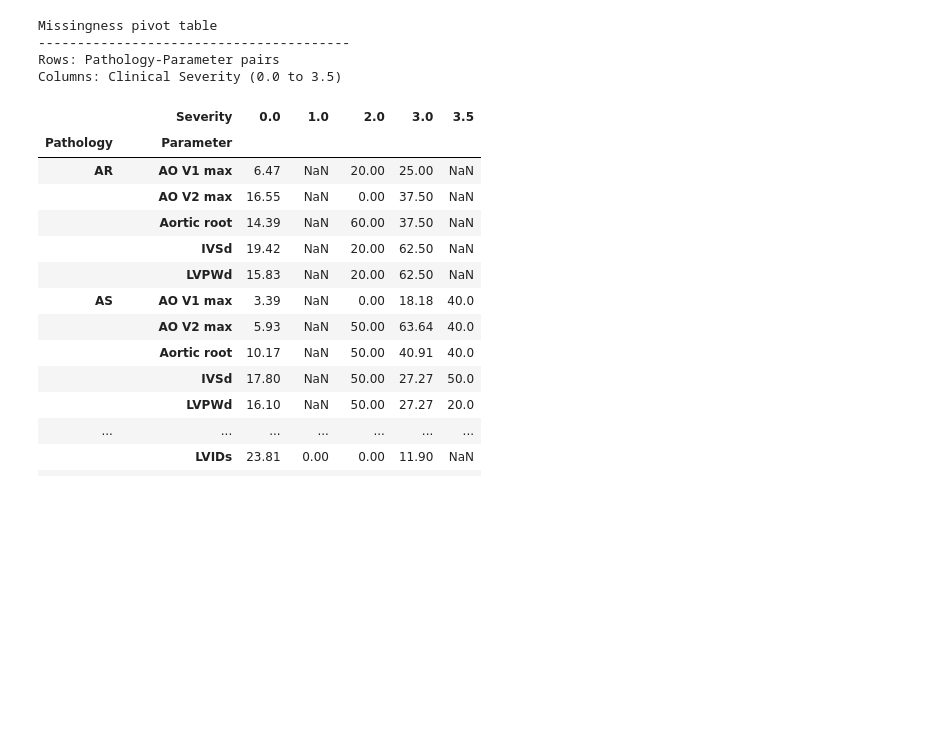
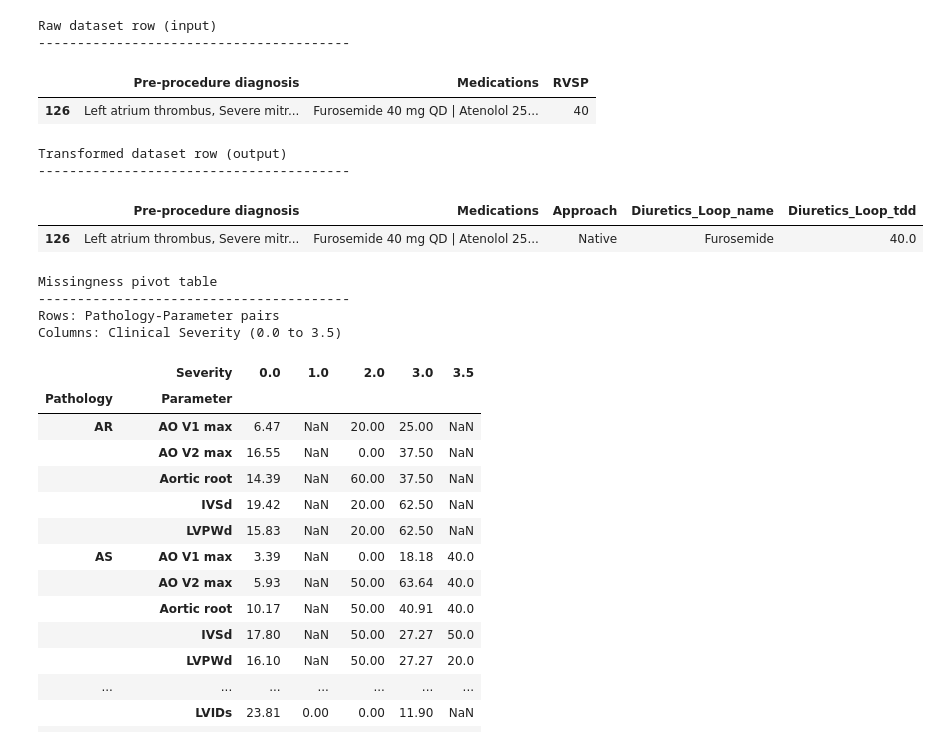
Before and after one commit to enrodri/phl_2025, a Jupyter notebook: phl_2025.ipynb, the cells around one changed output. Saved outputs shown, nothing was run; the diff lists cells and outputs as text; code cells hidden in the pictures; blank space fills up the shorter version.

```diff
--- a/phl_2025.ipynb
+++ b/phl_2025.ipynb
@@ -1188 +1245,23 @@ All medications list generated: all_medications_report.csv.
+# %%
+# Showcases a row for a "before" table
+case_id = 26
+before = df[df['ID'] == (case_id)][['Pre-procedure diagnosis', 'Medications', 'RVSP']]
+print("\nRaw dataset row (input)\n" + '-'*40)
+display(before)
+
+extractor_execute = extractor.transform()
+
+# The same row after the transform method has been applied
+after = df[df['ID'] == case_id][['Pre-procedure diagnosis', 'Medications','Approach', 'Diuretics_Loop_name', 'Diuretics_Loop_tdd']]
+print("\nTransformed dataset row (output)\n" + '-'*40)
+display(after)
+# %% [output]
+Raw dataset row (input)
+----------------------------------------
+|  | Pre-procedure diagnosis | Medications | RVSP |
+| 126 | Left atrium thrombus, Severe mitr... | Furosemide 40 mg QD | Atenolol 25... | 40 |
+Transformed dataset row (output)
+----------------------------------------
+|  | Pre-procedure diagnosis | Medications | Approach | Diuretics_Loop_name | Diuretics_Loop_tdd |
+| 126 | Left atrium thrombus, Severe mitr... | Furosemide 40 mg QD | Atenolol 25... | Native | Furosemide | 40.0 |
 # %%
```
Also changed, not shown: parts of 29 cells of this notebook, 23 other files.
